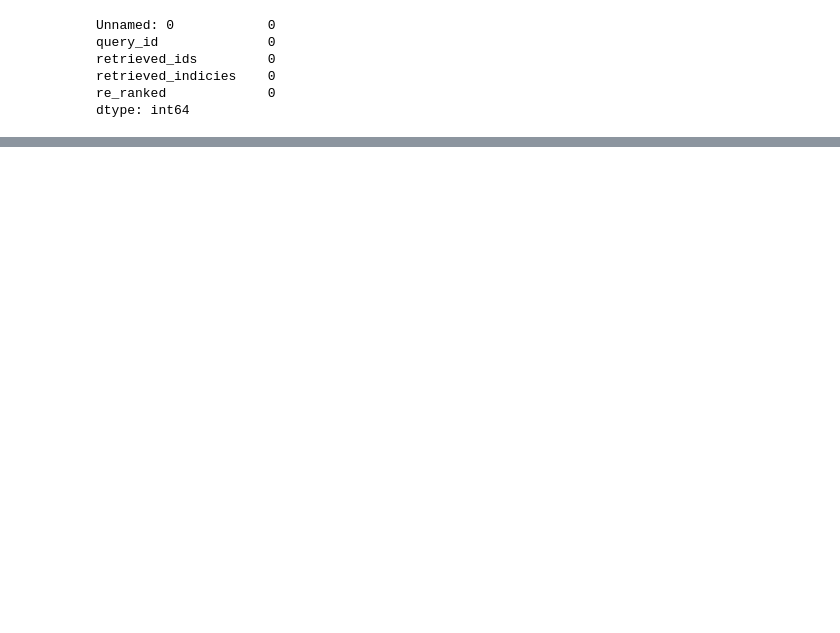
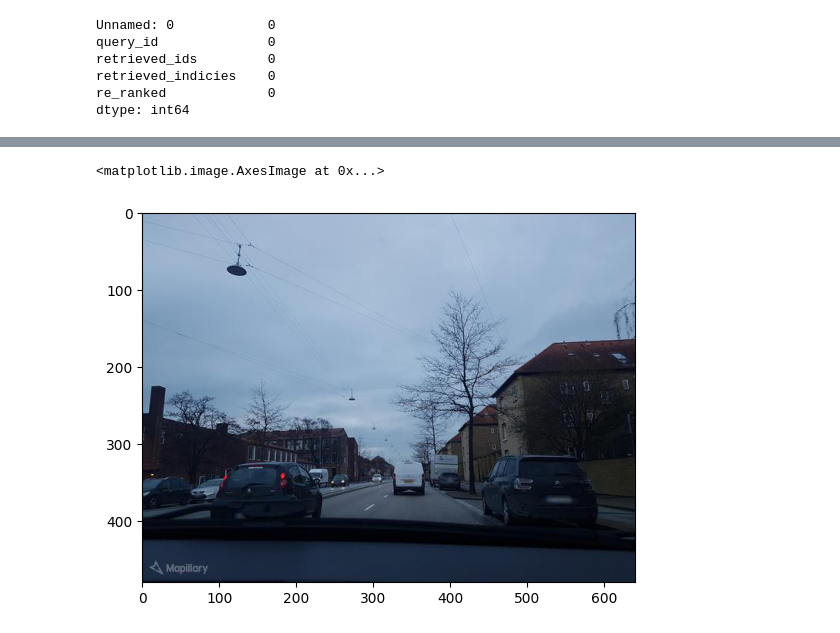
Before and after one commit to peshmerge/advanced_ir, a Jupyter notebook: Fusion.ipynb, the cells around one changed output, grey strips where cells are left out. Drawn from its saved outputs; the diff is of its cells as text; code cells hidden in the pictures; blank space fills up the shorter version.

```diff
--- a/Fusion.ipynb
+++ b/Fusion.ipynb
@@ -158,0 +278,5 @@ dtype: int64
+# %%
+plt.imshow(plt.imread("FIR/msls/train_val/cph/database/images/NKvvcvtlSd5Hu81foZI2-w.jpg"))
+# %% [output]
+<matplotlib.image.AxesImage at 0x...>
+[figure, added]
```
Also changed, not shown: parts of 14 cells of this notebook.
